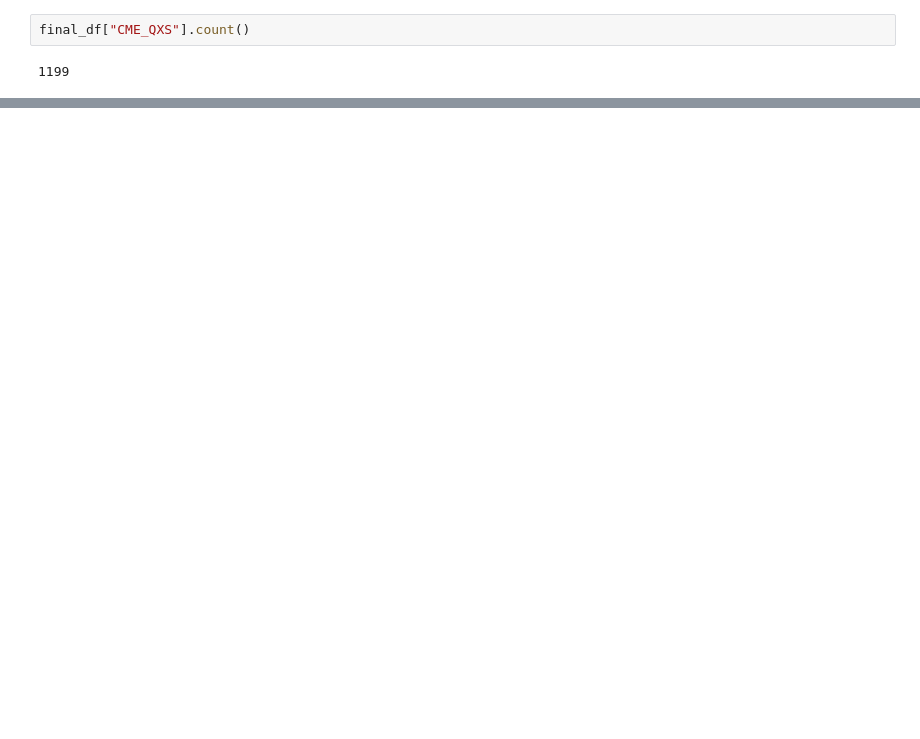
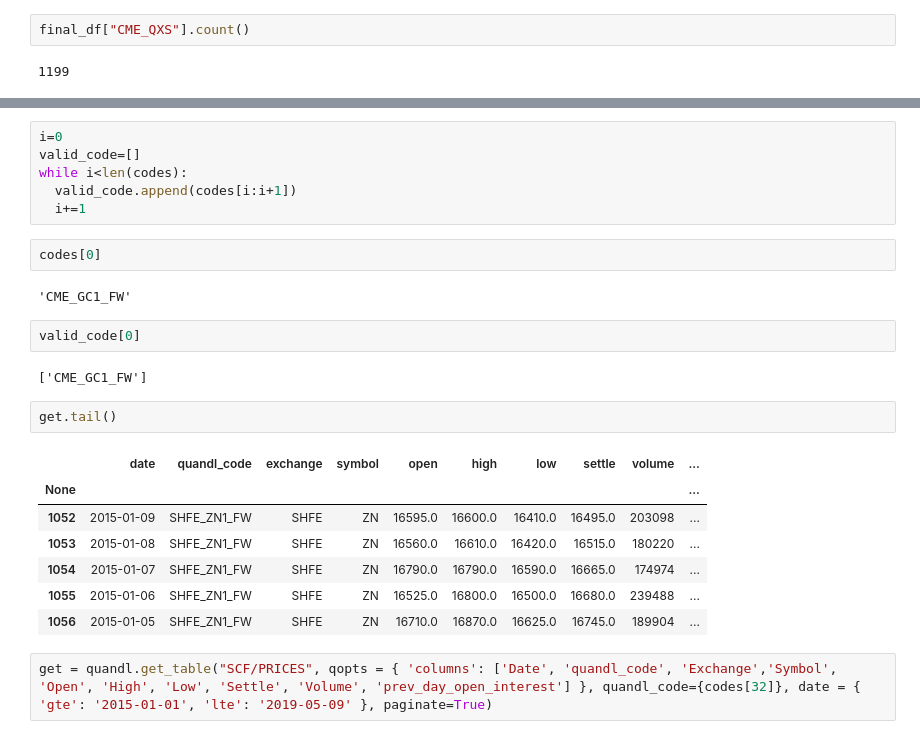
Before and after one commit to brownal05/globaltrade, a Jupyter notebook: alex/Big_DF.ipynb, the cells around one changed output, grey strips where cells are left out. Cells and saved outputs as stored; diff of their text form; blank space fills up the shorter version.

```diff
--- a/alex/Big_DF.ipynb
+++ b/alex/Big_DF.ipynb
@@ -84,0 +157,26 @@ final_df["CME_QXS"].count()
+# %%
+i=0
+valid_code=[]
+while i<len(codes):
+  valid_code.append(codes[i:i+1])
+  i+=1
+# %%
+codes[0]
+# %% [output]
+'CME_GC1_FW'
+# %%
+valid_code[0]
+# %% [output]
+['CME_GC1_FW']
+# %%
+get.tail()
+# %% [output]
+|  | date | quandl_code | exchange | symbol | open | high | low | settle | volume | ... |
+| None |  |  |  |  |  |  |  |  |  | ... |
+| 1052 | 2015-01-09 | SHFE_ZN1_FW | SHFE | ZN | 16595.0 | 16600.0 | 16410.0 | 16495.0 | 203098 | ... |
+| 1053 | 2015-01-08 | SHFE_ZN1_FW | SHFE | ZN | 16560.0 | 16610.0 | 16420.0 | 16515.0 | 180220 | ... |
+| 1054 | 2015-01-07 | SHFE_ZN1_FW | SHFE | ZN | 16790.0 | 16790.0 | 16590.0 | 16665.0 | 174974 | ... |
+| 1055 | 2015-01-06 | SHFE_ZN1_FW | SHFE | ZN | 16525.0 | 16800.0 | 16500.0 | 16680.0 | 239488 | ... |
+| 1056 | 2015-01-05 | SHFE_ZN1_FW | SHFE | ZN | 16710.0 | 16870.0 | 16625.0 | 16745.0 | 189904 | ... |
+# %%
+get = quandl.get_table("SCF/PRICES", qopts = { 'columns': ['Date', 'quandl_code', 'Exchange','Symbol', 'Open', 'High', 'Low', 'Settle', 'Volume', 'prev_day_open_interest'] }, quandl_code={codes[32]}, date = { 'gte': '2015-01-01', 'lte': '2019-05-09' }, paginate=True)
```
Also changed, not shown: parts of 13 cells of this notebook, 13 other files.
